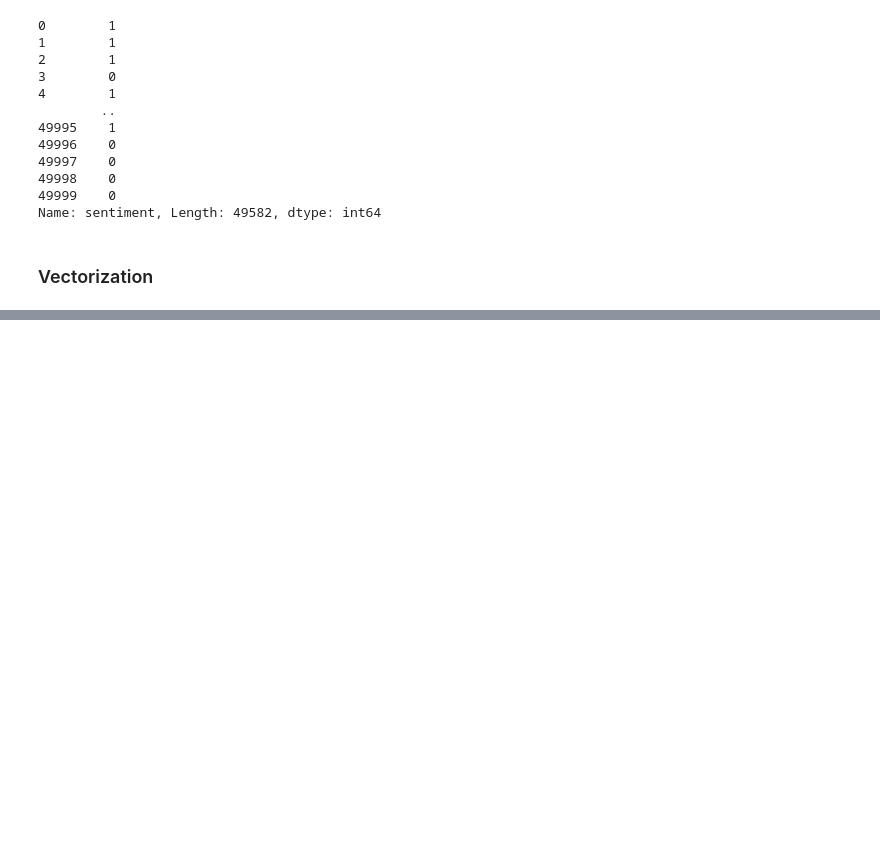
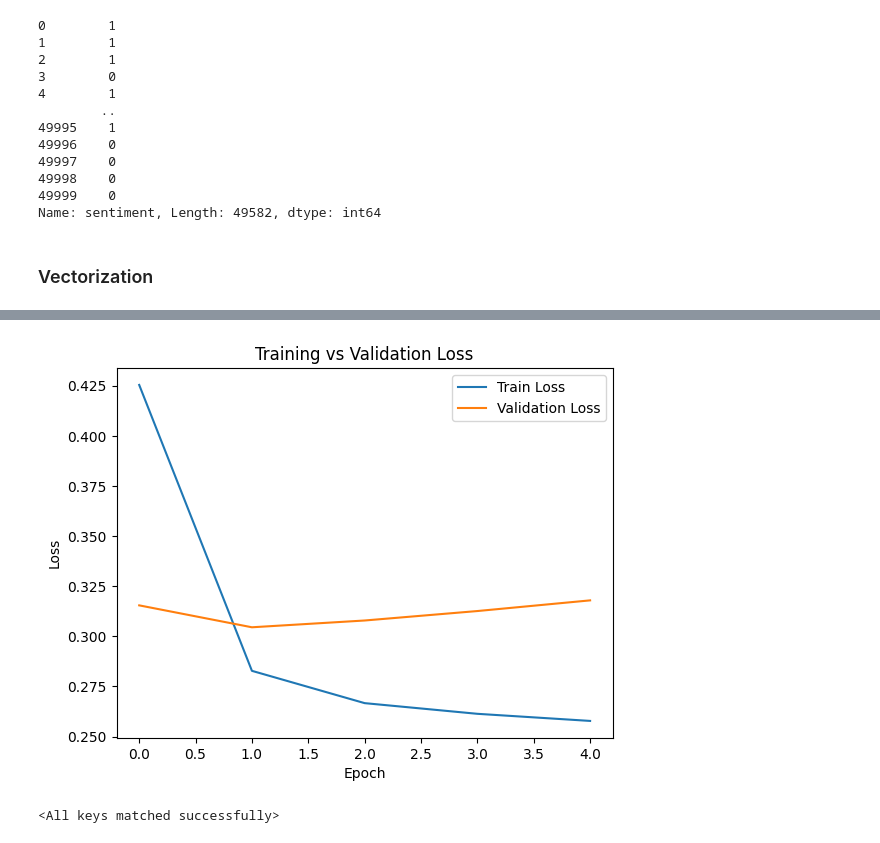
Before and after one commit to akshay041193/Sentiment-Analysis-using-RNN, a Jupyter notebook: Sentiment_Analysis_by_RNN.ipynb, the cells around one changed output, grey strips where cells are left out. Cells and saved outputs as stored; diff of their text form; code cells hidden in the pictures; blank space fills up the shorter version.

Commit message:
RNN and LSTM model training and evaluation

```diff
--- a/Sentiment_Analysis_by_RNN.ipynb
+++ b/Sentiment_Analysis_by_RNN.ipynb
@@ -181,0 +209,13 @@ print(X)
+# %%
+trainset=TensorDataset(
+    torch.from_numpy(X_train).float(),
+    torch.from_numpy(y_train.values).float(),
+)
+
+testset=TensorDataset(
+    torch.from_numpy(X_test).float(),
+    torch.from_numpy(y_test.values).float(),
+)
+# %%
+train_loader=DataLoader(trainset,batch_size=64,shuffle=True)
+test_loader=DataLoader(testset,batch_size=64,shuffle=True)
@@ -181,0 +242,7 @@ print(X)
+# %%
+input_size=X_train.shape[1]
+hidden_size = 64
+num_layers = 1
+
+
+model=RNN(input_size, hidden_size, num_layers)
@@ -181,0 +251,5 @@ print(X)
+# %%
+import torch.optim as optim
+
+criterion=nn.BCELoss()
+optimizer=optim.Adam(model.parameters(),lr=0.001, weight_decay=1e-4)
@@ -181,0 +323,23 @@ print(X)
+# %%
+import matplotlib.pyplot as plt
+
+losses_df = pd.DataFrame({
+    "Train Loss": train_losses,
+    "Validation Loss": val_losses
+})
+
+plt.plot(losses_df["Train Loss"], label="Train Loss")
+plt.plot(losses_df["Validation Loss"], label="Validation Loss")
+
+plt.xlabel("Epoch")
+plt.ylabel("Loss")
+plt.title("Training vs Validation Loss")
+plt.legend()
+plt.show()
+# %% [output]
+[figure, added]
+# %%
+# Reload best checkpoint before final evaluation
+model.load_state_dict(torch.load("best_model.pt"))
+# %% [output]
+<All keys matched successfully>
```
Also changed, not shown: parts of 29 cells of this notebook, 2 other files.
